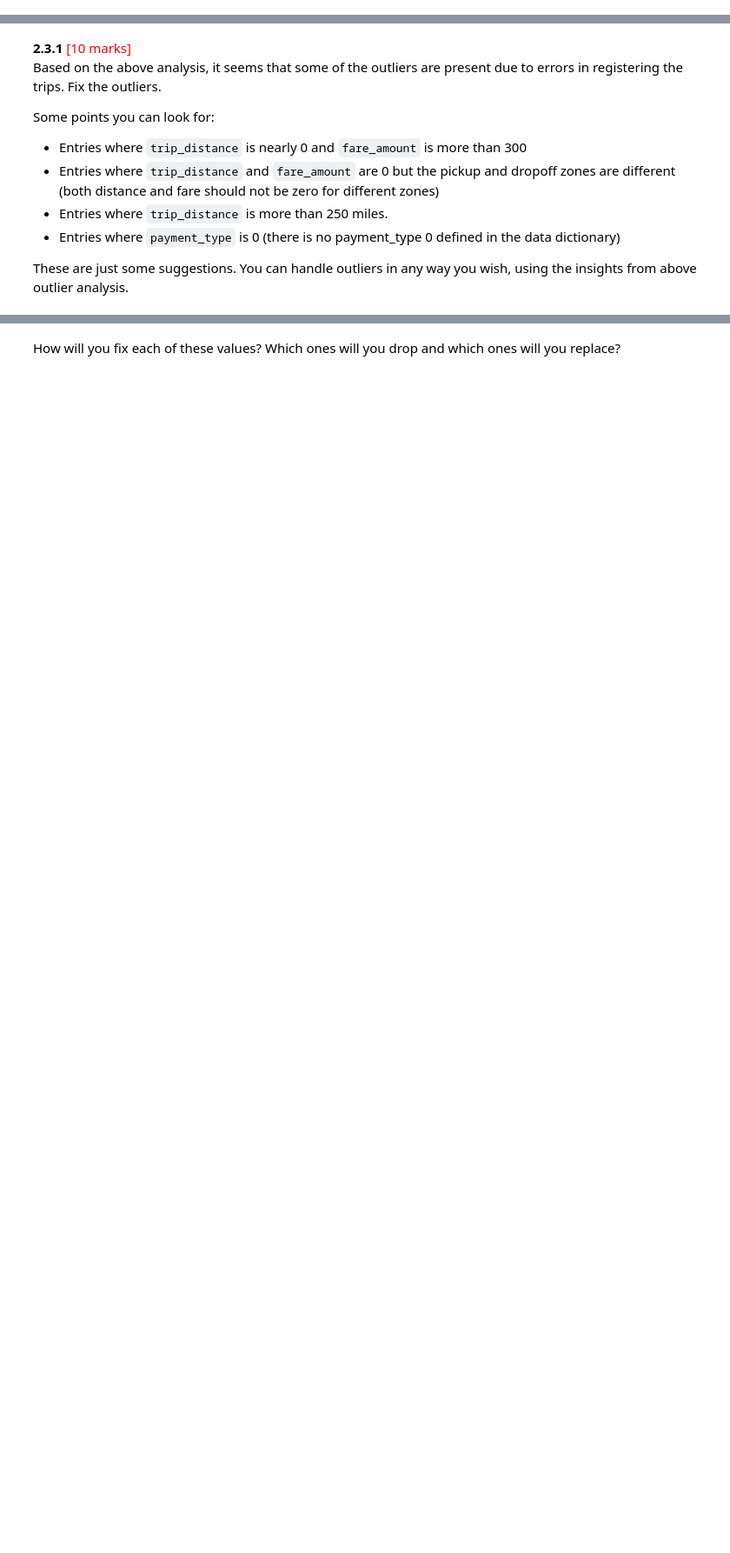
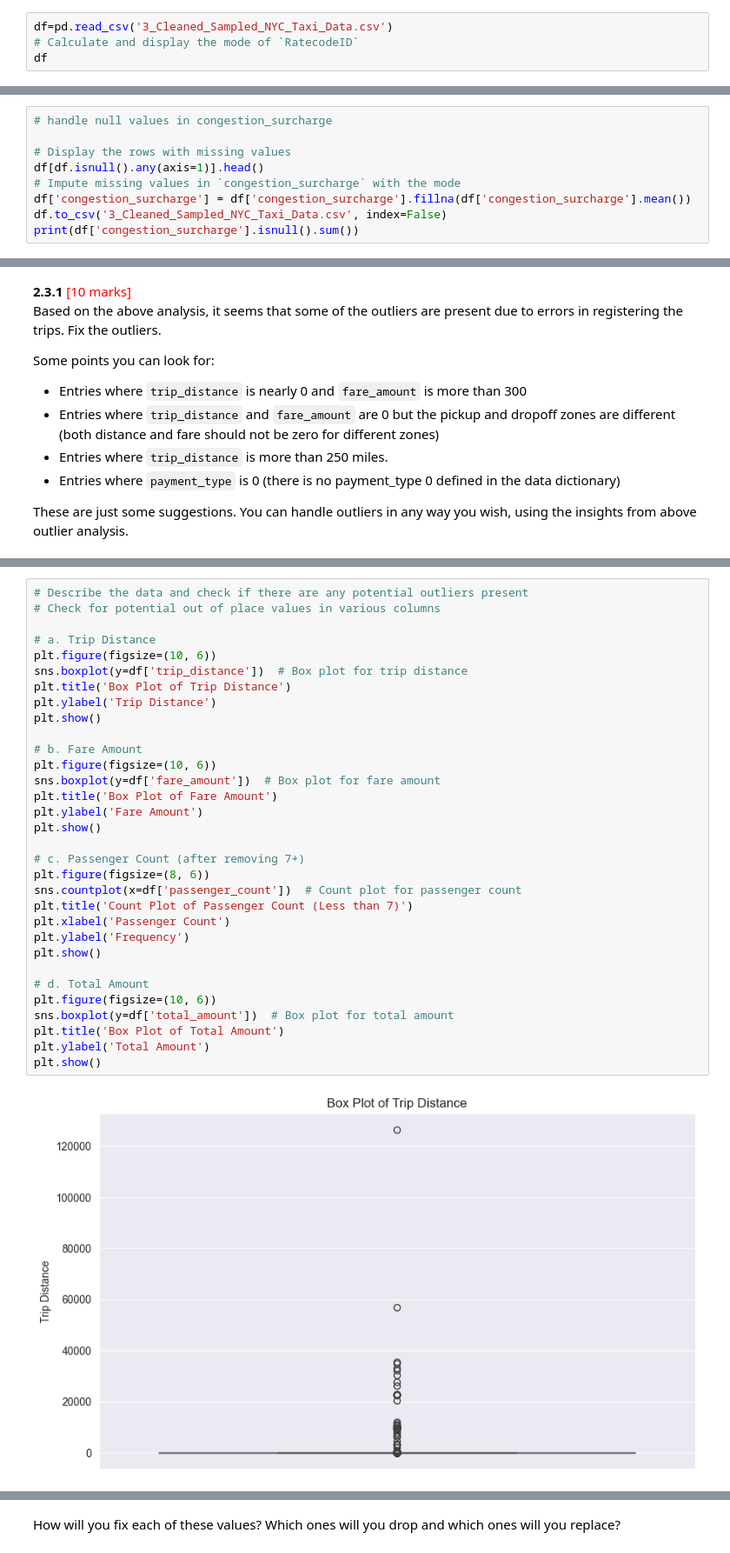
Before and after one commit to SUBHASISHBISWAS/UpGrad, a Jupyter notebook: Code/Courses/C1-SQL and Statistics Essentials/M7-NYC Taxi Records Analysis/SUBHASISH BISWAS/EDA NYC Taxi/EDA_Assg_NYC_Taxi_Starter.ipynb, the cells around one changed output, grey strips where cells are left out. Shown at 87% size. Saved outputs shown, nothing was run; the diff lists cells and outputs as text; blank space fills up the shorter version.

Commit message:
Initial Data Analysis and Data Cleaning and Outlier  Removed and Data is Standarised

```diff
--- a/Code/Courses/C1-SQL and Statistics Essentials/M7-NYC Taxi Records Analysis/SUBHASISH BISWAS/EDA NYC Taxi/EDA_Assg_NYC_Taxi_Starter.ipynb
+++ b/Code/Courses/C1-SQL and Statistics Essentials/M7-NYC Taxi Records Analysis/SUBHASISH BISWAS/EDA NYC Taxi/EDA_Assg_NYC_Taxi_Starter.ipynb
@@ -274,0 +571,4 @@ Handle missing values in `RatecodeID`
+# %%
+df=pd.read_csv('3_Cleaned_Sampled_NYC_Taxi_Data.csv')
+# Calculate and display the mode of `RatecodeID`
+df
@@ -279,0 +592,9 @@ Impute NaN in `congestion_surcharge`
+# %%
+# handle null values in congestion_surcharge
+
+# Display the rows with missing values
+df[df.isnull().any(axis=1)].head()
+# Impute missing values in `congestion_surcharge` with the mode
+df['congestion_surcharge'] = df['congestion_surcharge'].fillna(df['congestion_surcharge'].mean())
+df.to_csv('3_Cleaned_Sampled_NYC_Taxi_Data.csv', index=False)
+print(df['congestion_surcharge'].isnull().sum())
@@ -302,0 +648,34 @@ These are just some suggestions. You can handle outliers in any way you wish, us
+# %%
+# Describe the data and check if there are any potential outliers present
+# Check for potential out of place values in various columns
+
+# a. Trip Distance
+plt.figure(figsize=(10, 6))
+sns.boxplot(y=df['trip_distance'])  # Box plot for trip distance
+plt.title('Box Plot of Trip Distance')
+plt.ylabel('Trip Distance')
+plt.show()
+
+# b. Fare Amount
+plt.figure(figsize=(10, 6))
+sns.boxplot(y=df['fare_amount'])  # Box plot for fare amount
+plt.title('Box Plot of Fare Amount')
+plt.ylabel('Fare Amount')
+plt.show()
+
+# c. Passenger Count (after removing 7+)
+plt.figure(figsize=(8, 6))
+sns.countplot(x=df['passenger_count'])  # Count plot for passenger count
+plt.title('Count Plot of Passenger Count (Less than 7)')
+plt.xlabel('Passenger Count')
+plt.ylabel('Frequency')
+plt.show()
+
+# d. Total Amount
+plt.figure(figsize=(10, 6))
+sns.boxplot(y=df['total_amount'])  # Box plot for total amount
+plt.title('Box Plot of Total Amount')
+plt.ylabel('Total Amount')
+plt.show()
+# %% [output]
+[figure, added]
```
Also changed, not shown: parts of 63 cells of this notebook, 1 other file.
